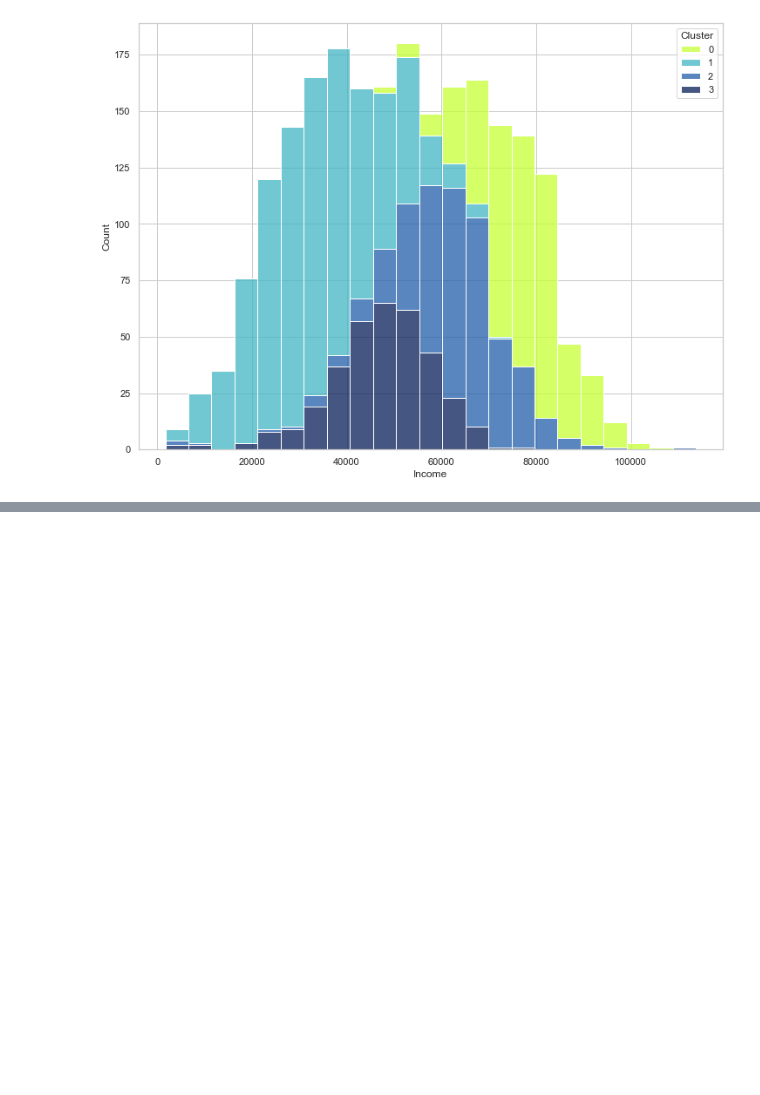
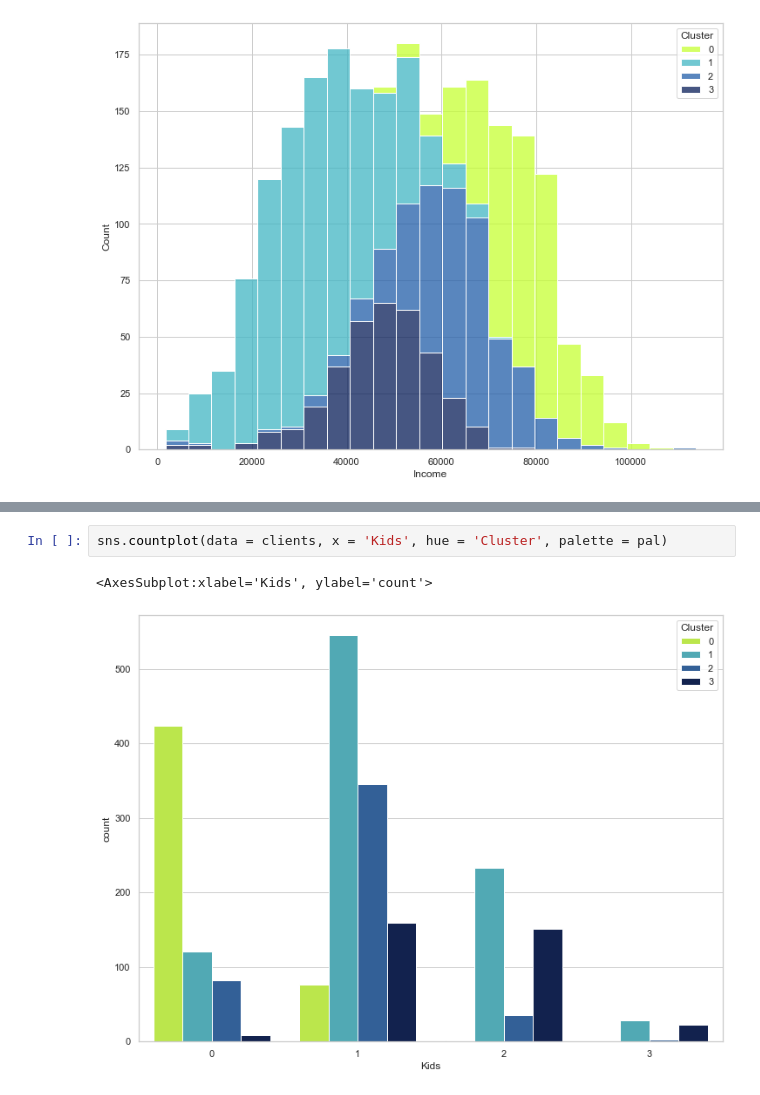
Before and after one commit to mariaperezdeayalas/Customer-Segmentation-Final-Project-, a Jupyter notebook: Notebooks/3. Clustering - KMeans.ipynb, the cells around one changed output, grey strips where cells are left out. Cells and saved outputs as stored; diff of their text form; blank space fills up the shorter version.

```diff
--- a/Notebooks/3. Clustering - KMeans.ipynb
+++ b/Notebooks/3. Clustering - KMeans.ipynb
@@ -141 +153,6 @@ sns.histplot(data = clients.loc[clients['Income'] < 120000], x = "Income", hue =
+# %%
+sns.countplot(data = clients, x = 'Kids', hue = 'Cluster', palette = pal)
+# %% [output]
+<AxesSubplot:xlabel='Kids', ylabel='count'>
+[figure, added]
 # %%
```
Also changed, not shown: parts of 8 cells of this notebook.
